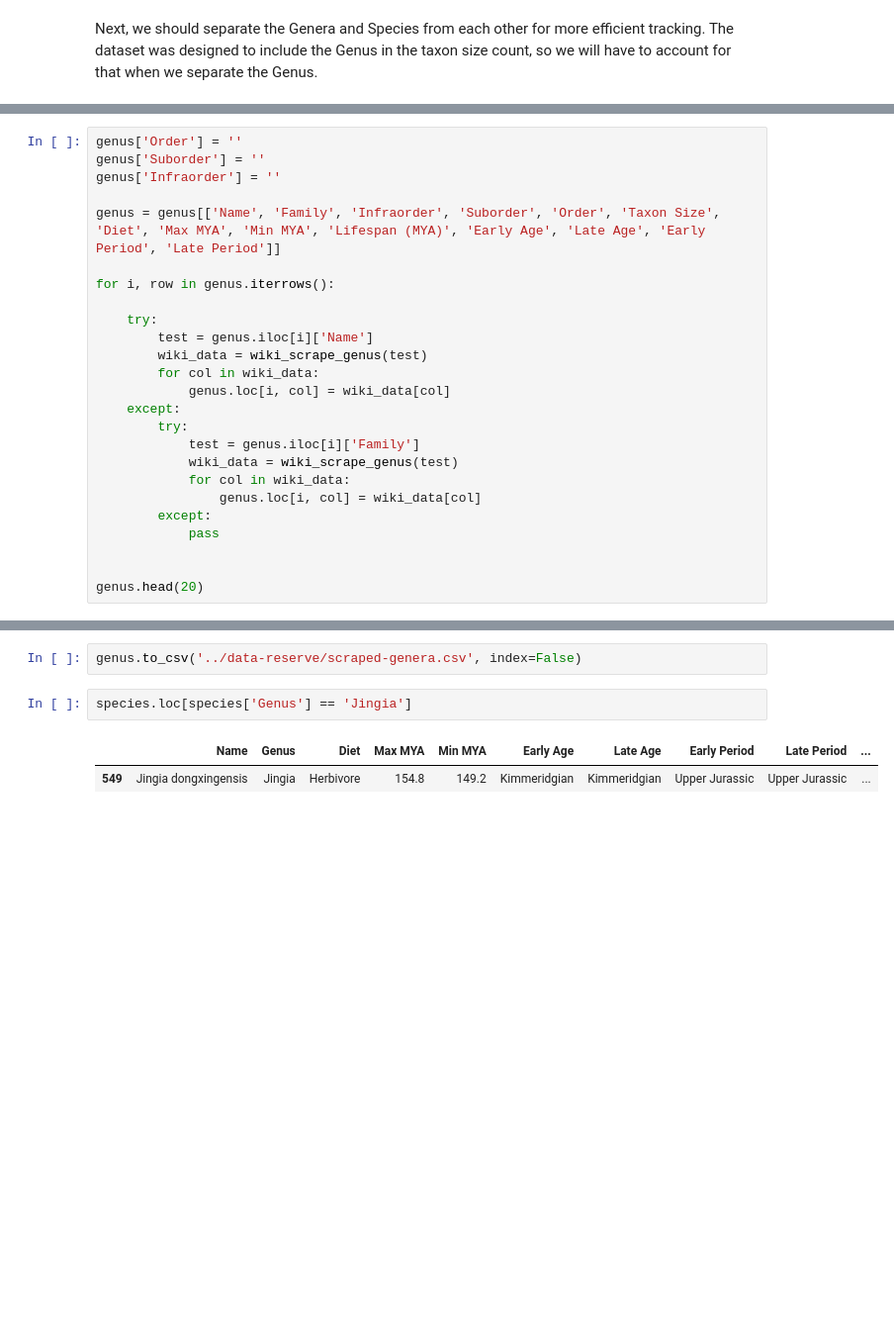
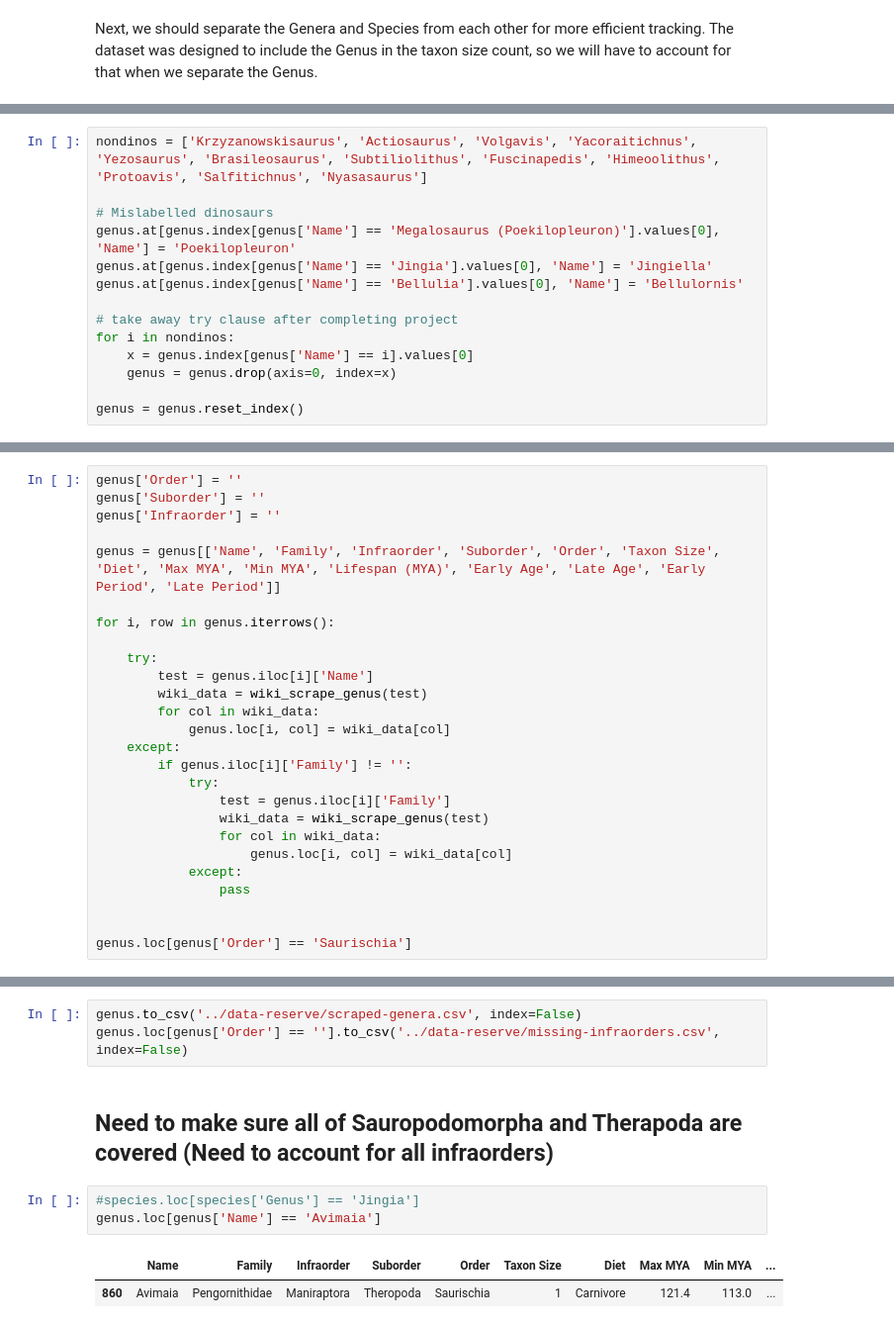
Before and after one commit to vgedejer/Paleo-Analysis, a Jupyter notebook: notebooks/dino-collection.ipynb, the cells around one changed output, grey strips where cells are left out. Shown at 99% size. Saved outputs shown, nothing was run; the diff lists cells and outputs as text; blank space fills up the shorter version.

Commit message:
fixing wiki webscraping methods

```diff
--- a/notebooks/dino-collection.ipynb
+++ b/notebooks/dino-collection.ipynb
@@ -150,0 +153,14 @@ genus.head()
+# %%
+nondinos = ['Krzyzanowskisaurus', 'Actiosaurus', 'Volgavis', 'Yacoraitichnus', 'Yezosaurus', 'Brasileosaurus', 'Subtiliolithus', 'Fuscinapedis', 'Himeoolithus', 'Protoavis', 'Salfitichnus', 'Nyasasaurus']
+
+# Mislabelled dinosaurs
+genus.at[genus.index[genus['Name'] == 'Megalosaurus (Poekilopleuron)'].values[0], 'Name'] = 'Poekilopleuron'
+genus.at[genus.index[genus['Name'] == 'Jingia'].values[0], 'Name'] = 'Jingiella'
+genus.at[genus.index[genus['Name'] == 'Bellulia'].values[0], 'Name'] = 'Bellulornis'
+
+# take away try clause after completing project
+for i in nondinos:
+    x = genus.index[genus['Name'] == i].values[0]
+    genus = genus.drop(axis=0, index=x)
+
+genus = genus.reset_index()
@@ -219,14 +286,15 @@ for i, row in genus.iterrows():
         for col in wiki_data:
             genus.loc[i, col] = wiki_data[col]
     except:
-        try:
-            test = genus.iloc[i]['Family']
-            wiki_data = wiki_scrape_genus(test)
-            for col in wiki_data:
-                genus.loc[i, col] = wiki_data[col]
-        except:
-            pass
+        if genus.iloc[i]['Family'] != '':
+            try:
+                test = genus.iloc[i]['Family']
+                wiki_data = wiki_scrape_genus(test)
+                for col in wiki_data:
+                    genus.loc[i, col] = wiki_data[col]
+            except:
+                pass
 
 
-genus.head(20)
+genus.loc[genus['Order'] == 'Saurischia']
 # %% [output]
@@ -250,7 +303,11 @@ genus.head(20)
 # %%
 genus.to_csv('../data-reserve/scraped-genera.csv', index=False)
+genus.loc[genus['Order'] == ''].to_csv('../data-reserve/missing-infraorders.csv', index=False)
+# %% [markdown]
+## Need to make sure all of Sauropodomorpha and Therapoda are covered (Need to account for all infraorders)
 # %%
-species.loc[species['Genus'] == 'Jingia']
+#species.loc[species['Genus'] == 'Jingia']
+genus.loc[genus['Name'] == 'Avimaia']
 # %% [output]
-|  | Name | Genus | Diet | Max MYA | Min MYA | Early Age | Late Age | Early Period | Late Period | ... |
-| 549 | Jingia dongxingensis | Jingia | Herbivore | 154.8 | 149.2 | Kimmeridgian | Kimmeridgian | Upper Jurassic | Upper Jurassic | ... |
+|  | Name | Family | Infraorder | Suborder | Order | Taxon Size | Diet | Max MYA | Min MYA | ... |
+| 860 | Avimaia | Pengornithidae | Maniraptora | Theropoda | Saurischia | 1 | Carnivore | 121.4 | 113.0 | ... |
```
Also changed, not shown: parts of 6 cells of this notebook, 2 other files.
